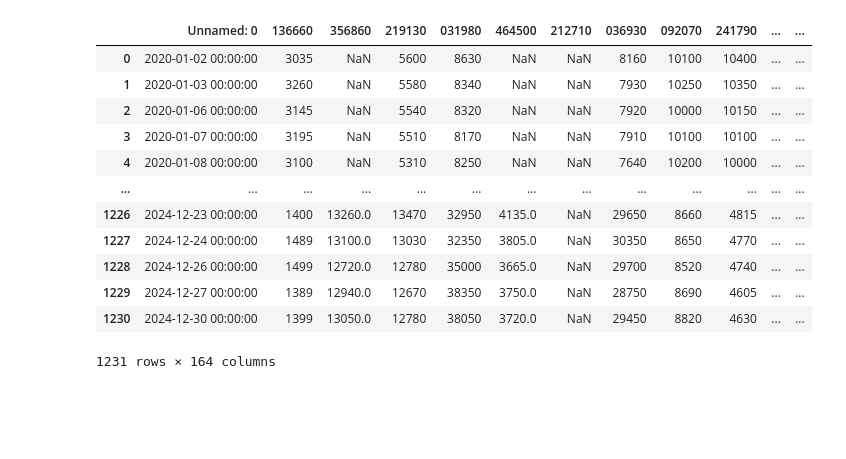
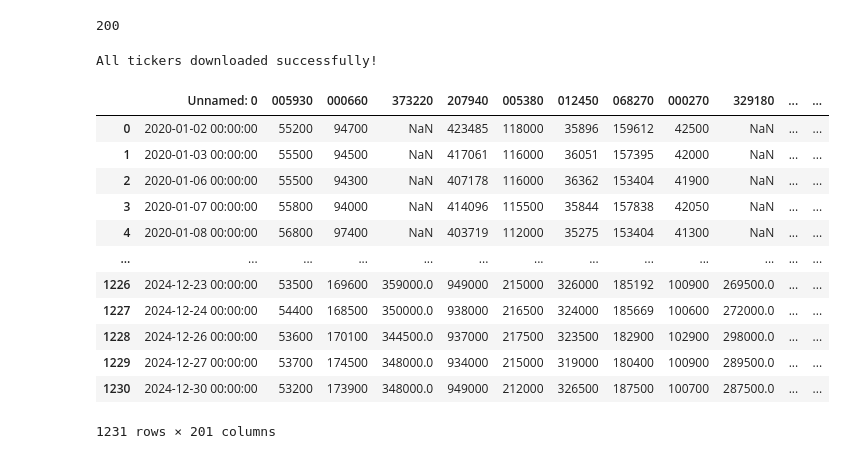
Before and after one commit to taekyounglee1224/SWCAP-Clustering-Valuation-Portfolio, a Jupyter notebook: ticker_crawling.ipynb, the cells around one changed output. Cells and saved outputs as stored; diff of their text form; code cells hidden in the pictures; blank space fills up the shorter version.

Commit message:
modify: 반도체 -> KOSPI 200; update df and crawling code

```diff
--- a/ticker_crawling.ipynb
+++ b/ticker_crawling.ipynb
@@ -77,20 +29,54 @@ All tickers downloaded successfully!
+# %%
+len(stock_codes)
+# %% [output]
+200
+# %%
+# 최종 수집할 데이터프레임
+final_data = pd.DataFrame()
+
+# 실패한 티커 기록
+failed_tickers = []
+
+# tqdm을 사용한 다운로드 진행 표시
+for ticker in tqdm(stock_codes, desc="Downloading"):
+    try:
+        df = fdr.DataReader(ticker, start='2020-01-01', end='2024-12-31')[['Close']]
+        df.rename(columns={'Close': str(ticker)}, inplace=True)
+        final_data = pd.concat([final_data, df[str(ticker)]], axis=1)
+    except Exception as e:
+        failed_tickers.append(ticker)
+
+# 결측치 선형보간
+final_data = final_data.interpolate(method='linear')
+
+# 파일로 저장
+final_data.to_csv('./csv_files/kospi200_close.csv')
+
+# 실패한 티커 저장
+if failed_tickers:
+    pd.Series(failed_tickers).to_csv('failed_tickers.csv', index=False)
+    print(f"Some tickers failed: {failed_tickers}")
+else:
+    print("All tickers downloaded successfully!")
+# %% [output]
+All tickers downloaded successfully!
 # %%
-stocks = pd.read_csv('korean_stocks_close.csv')
+stocks = pd.read_csv('csv_files/kospi200_close.csv')
 stocks
 # %% [output]
-|  | Unnamed: 0 | 136660 | 356860 | 219130 | 031980 | 464500 | 212710 | 036930 | 092070 | 241790 | ... | ... |
-| 0 | 2020-01-02 00:00:00 | 3035 | NaN | 5600 | 8630 | NaN | NaN | 8160 | 10100 | 10400 | ... | ... |
-| 1 | 2020-01-03 00:00:00 | 3260 | NaN | 5580 | 8340 | NaN | NaN | 7930 | 10250 | 10350 | ... | ... |
-| 2 | 2020-01-06 00:00:00 | 3145 | NaN | 5540 | 8320 | NaN | NaN | 7920 | 10000 | 10150 | ... | ... |
-| 3 | 2020-01-07 00:00:00 | 3195 | NaN | 5510 | 8170 | NaN | NaN | 7910 | 10100 | 10100 | ... | ... |
-| 4 | 2020-01-08 00:00:00 | 3100 | NaN | 5310 | 8250 | NaN | NaN | 7640 | 10200 | 10000 | ... | ... |
+|  | Unnamed: 0 | 005930 | 000660 | 373220 | 207940 | 005380 | 012450 | 068270 | 000270 | 329180 | ... | ... |
+| 0 | 2020-01-02 00:00:00 | 55200 | 94700 | NaN | 423485 | 118000 | 35896 | 159612 | 42500 | NaN | ... | ... |
+| 1 | 2020-01-03 00:00:00 | 55500 | 94500 | NaN | 417061 | 116000 | 36051 | 157395 | 42000 | NaN | ... | ... |
+| 2 | 2020-01-06 00:00:00 | 55500 | 94300 | NaN | 407178 | 116000 | 36362 | 153404 | 41900 | NaN | ... | ... |
+| 3 | 2020-01-07 00:00:00 | 55800 | 94000 | NaN | 414096 | 115500 | 35844 | 157838 | 42050 | NaN | ... | ... |
+| 4 | 2020-01-08 00:00:00 | 56800 | 97400 | NaN | 403719 | 112000 | 35275 | 153404 | 41300 | NaN | ... | ... |
 | ... | ... | ... | ... | ... | ... | ... | ... | ... | ... | ... | ... | ... |
-| 1226 | 2024-12-23 00:00:00 | 1400 | 13260.0 | 13470 | 32950 | 4135.0 | NaN | 29650 | 8660 | 4815 | ... | ... |
-| 1227 | 2024-12-24 00:00:00 | 1489 | 13100.0 | 13030 | 32350 | 3805.0 | NaN | 30350 | 8650 | 4770 | ... | ... |
-| 1228 | 2024-12-26 00:00:00 | 1499 | 12720.0 | 12780 | 35000 | 3665.0 | NaN | 29700 | 8520 | 4740 | ... | ... |
-| 1229 | 2024-12-27 00:00:00 | 1389 | 12940.0 | 12670 | 38350 | 3750.0 | NaN | 28750 | 8690 | 4605 | ... | ... |
-| 1230 | 2024-12-30 00:00:00 | 1399 | 13050.0 | 12780 | 38050 | 3720.0 | NaN | 29450 | 8820 | 4630 | ... | ... |
+| 1226 | 2024-12-23 00:00:00 | 53500 | 169600 | 359000.0 | 949000 | 215000 | 326000 | 185192 | 100900 | 269500.0 | ... | ... |
+| 1227 | 2024-12-24 00:00:00 | 54400 | 168500 | 350000.0 | 938000 | 216500 | 324000 | 185669 | 100600 | 272000.0 | ... | ... |
+| 1228 | 2024-12-26 00:00:00 | 53600 | 170100 | 344500.0 | 937000 | 217500 | 323500 | 182900 | 102900 | 298000.0 | ... | ... |
+| 1229 | 2024-12-27 00:00:00 | 53700 | 174500 | 348000.0 | 934000 | 215000 | 319000 | 180400 | 100900 | 289500.0 | ... | ... |
+| 1230 | 2024-12-30 00:00:00 | 53200 | 173900 | 348000.0 | 949000 | 212000 | 326500 | 187500 | 100700 | 287500.0 | ... | ... |
-1231 rows × 164 columns
+1231 rows × 201 columns
 # %%
 # NaN 값이 하나라도 있는 열만 선택
 nan_columns = stocks.columns[stocks.isnull().any()]
```
Also changed, not shown: parts of 19 cells of this notebook, 3 other files.
